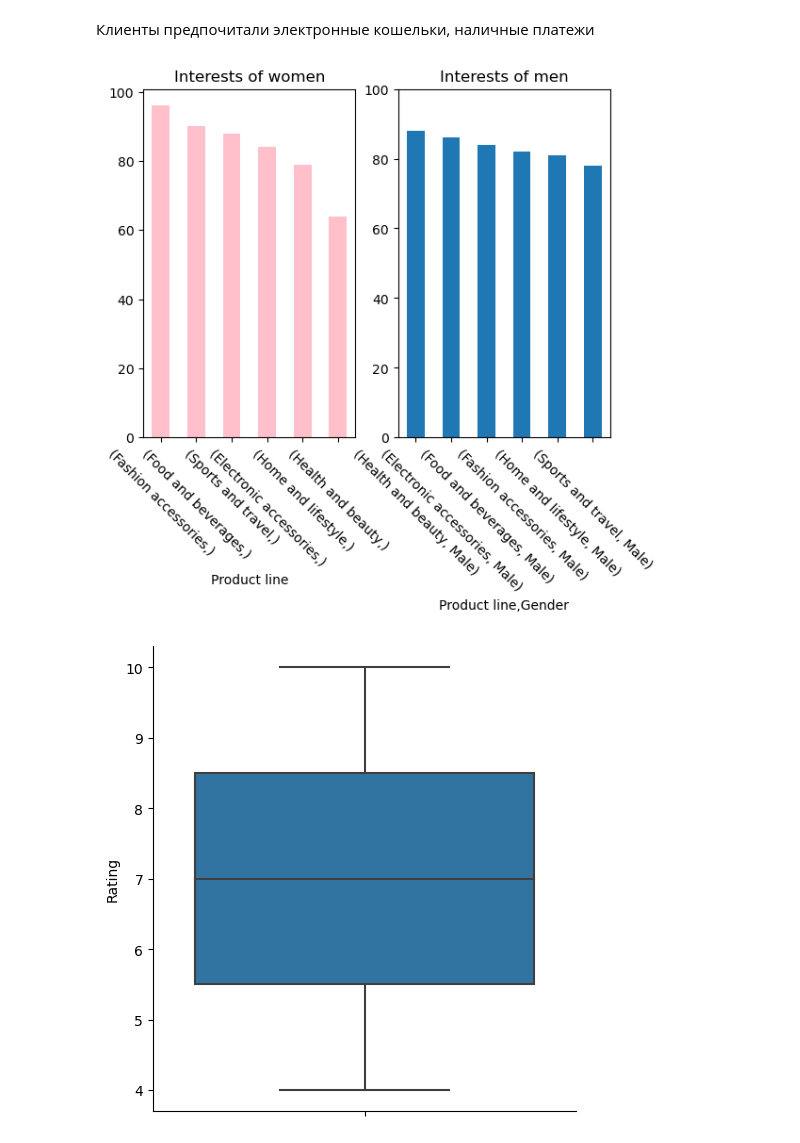
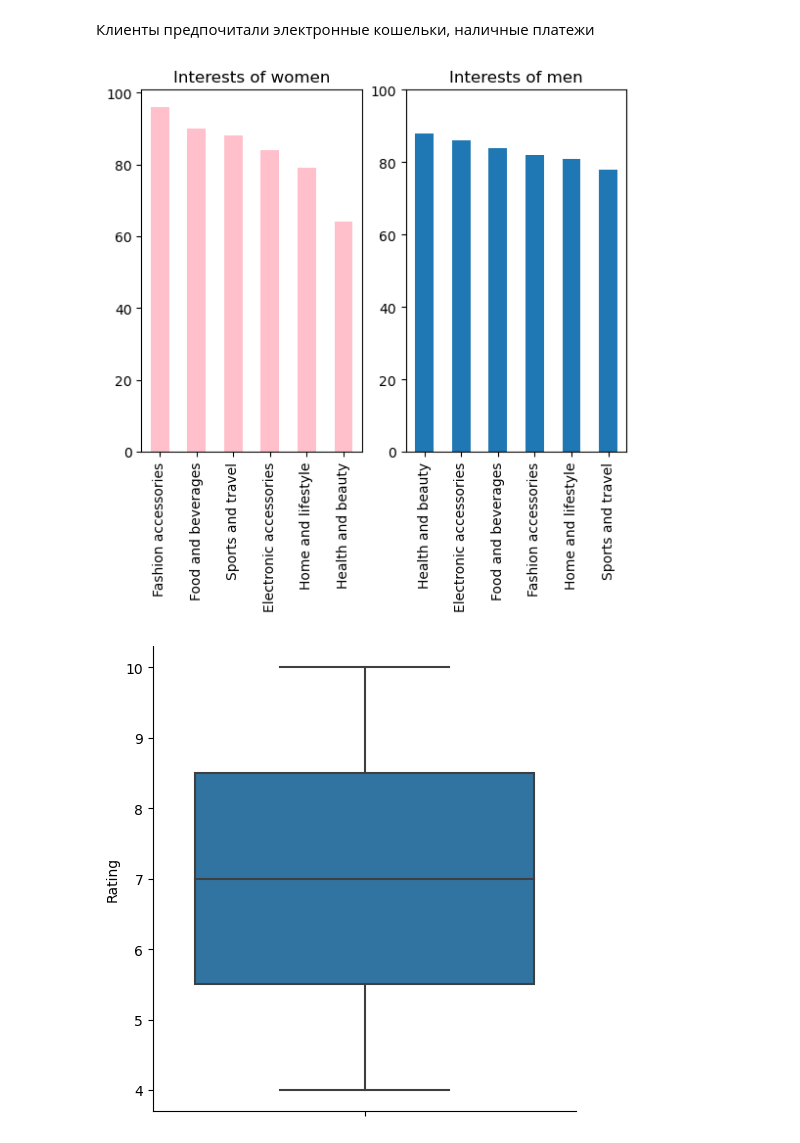
Before and after one commit to NotoriusNoLove/bigdata_coursework, a Jupyter notebook: bigdata.ipynb, the cells around one changed output. Saved outputs shown, nothing was run; the diff lists cells and outputs as text; code cells hidden in the pictures.

```diff
--- a/bigdata.ipynb
+++ b/bigdata.ipynb
@@ -100,0 +127,17 @@ pie('Gender')
+# %%
+
+plt.pie(
+    df['Gender'].value_counts(),
+    labels = df['Gender'].value_counts().index,
+    autopct = "%1.1f%%",
+    shadow=True,
+    colors=sns.color_palette('Set2')
+
+)
+plt.rcParams["font.serif"] = "Times New Roman"
+plt.title(
+    label="Объемы продаж",
+    fontdict={"fontsize":20},
+    pad=20
+)
+plt.show();
@@ -123,0 +155,16 @@ pie('Payment')
+# %%
+plt.pie(
+    df['Payment'].value_counts(),
+    labels = df['Payment'].value_counts().index,
+    autopct = "%1.1f%%",
+    shadow=True,
+    colors=sns.color_palette('Set2')
+
+)
+plt.rcParams["font.serif"] = "Times New Roman"
+plt.title(
+    label="Тип оплаты",
+    fontdict={"fontsize":20},
+    pad=20
+)
+plt.show();
@@ -135,15 +180,15 @@ fig=px.histogram(df_gr,x='Product line',y='Unit price',
 fig.show()
 # %%
 plt.subplot(1, 2, 1)
-df[['Product line']][(df['Gender']=='Female')].value_counts().plot(kind='bar',color='pink',title='Interests of women')
-plt.xticks(rotation = -45)
+df['Product line'][(df['Gender']=='Female')].value_counts().plot(kind='bar',color='pink',title='Interests of women')
+
 plt.subplot(1, 2, 2)
-df[['Product line','Gender']][(df['Gender']=='Male')].value_counts().plot(kind='bar',title='Interests of men')
+df['Product line'][(df['Gender']=='Male')].value_counts().plot(kind='bar',title='Interests of men')
+
 plt.axis([None, None, 0, 100])
-plt.xticks(rotation = -45)
-plt.show()
+plt.show();
 # %% [output]
-[figure, old version]
+[figure, new version]
 # %%
 sns.catplot(data=df, y='Rating', kind = "box")
 plt.show();
```
Also changed, not shown: parts of 13 cells of this notebook, 2 other files.
